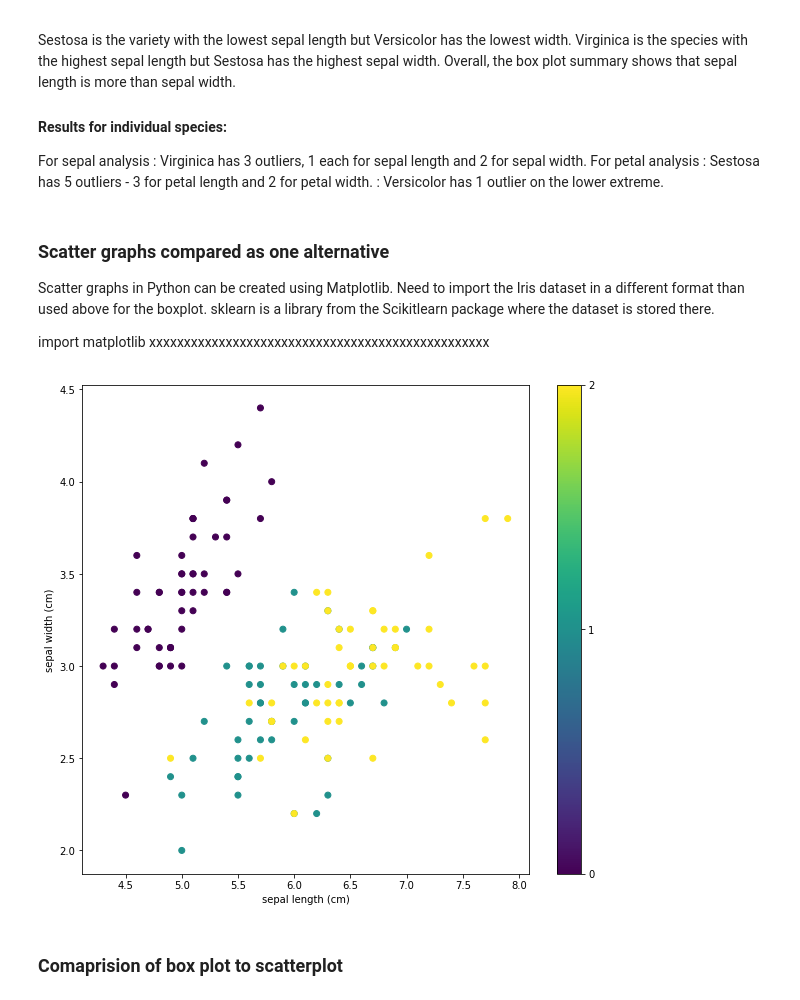
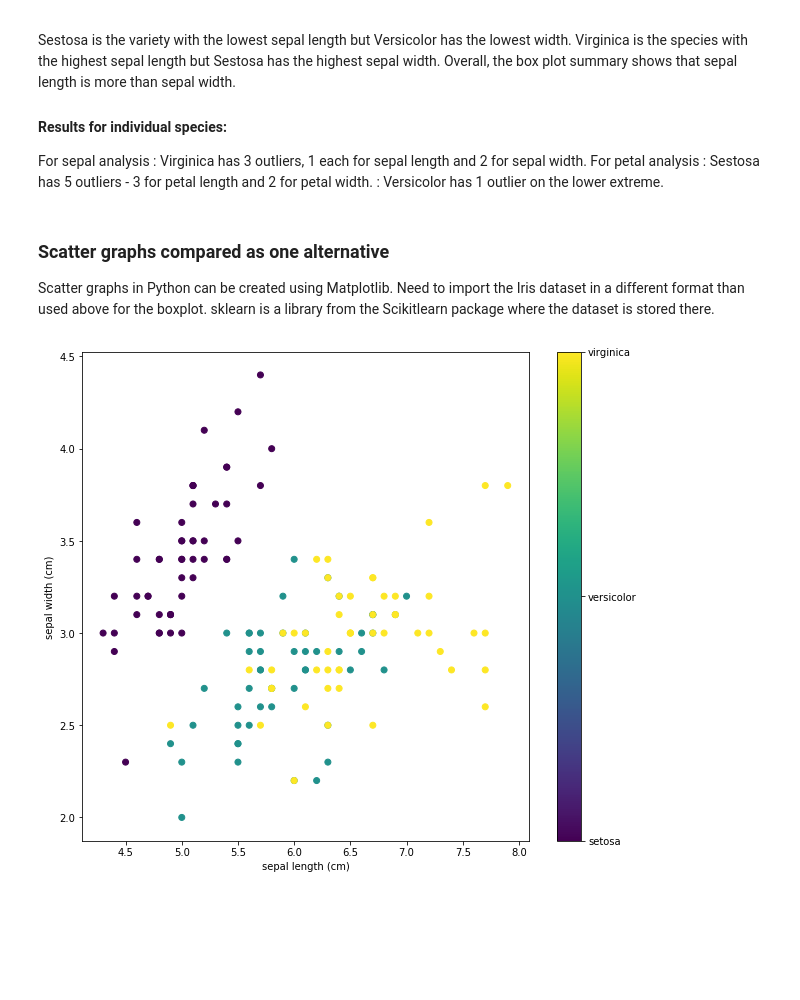
Before and after one commit to MayoMary/Fundamentals-of-DA-Project, a Jupyter notebook: Project - Boxplot using Iris dataset.ipynb, the cells around one changed output. Cells and saved outputs as stored; diff of their text form; code cells hidden in the pictures; blank space fills up the shorter version.

```diff
--- a/Project - Boxplot using Iris dataset.ipynb
+++ b/Project - Boxplot using Iris dataset.ipynb
@@ -209,33 +187,34 @@ Compare alternatives : I have chosen to review Scatter Plot and xxxxxxxxxxxxxxxx
 Scatter graphs in Python can be created using Matplotlib.
 Need to import the Iris dataset in a different format than used above for the boxplot.
 sklearn is a library from the Scikitlearn package where the dataset is stored there.
-
-import matplotlib xxxxxxxxxxxxxxxxxxxxxxxxxxxxxxxxxxxxxxxxxxxxxxxxx
 # %%
 import matplotlib.pyplot as plt
 from sklearn.datasets import load_iris
-
-iris = load_iris()
+# iris_sklearn
+iris_sklearn = load_iris()
 
 # Need to set x axis to 0, i.e.similar to row wise setting in Python3 as used above.
 
 x_index = 0
 
 y_index = 1
 
+# this formatter will label the colorbar with the correct target names
+formatter = plt.FuncFormatter(lambda i, *args: iris_sklearn.target_names[int(i)])
+# Reference : https://www.scipy-lectures.org/packages/scikit-learn/auto_examples/plot_iris_scatter.html
 
 # Use of 'figsize' command to increase the size of the plot.
 plt.figure(figsize=(10, 9))
 
-plt.scatter(iris.data[:, x_index], iris.data[:, y_index], c=iris.target)
+plt.scatter(iris_sklearn.data[:, x_index], iris_sklearn.data[:, y_index], c=iris_sklearn.target)
 
-plt.colorbar(ticks=[0, 1, 2],)
+plt.colorbar(ticks=[0, 1, 2], format=formatter)
 
-plt.xlabel(iris.feature_names[x_index])
+plt.xlabel(iris_sklearn.feature_names[x_index])
 
-plt.ylabel(iris.feature_names[y_index])
+plt.ylabel(iris_sklearn.feature_names[y_index])
 
 
 plt.show()
 # %% [output]
-[figure, old version]
+[figure, new version]
@@ -250,2 +220,0 @@ plt.plot(x, y, 'o', color='black');
-# %% [markdown]
-### Comaprision of box plot to scatterplot
```
Also changed, not shown: parts of 14 cells of this notebook.
